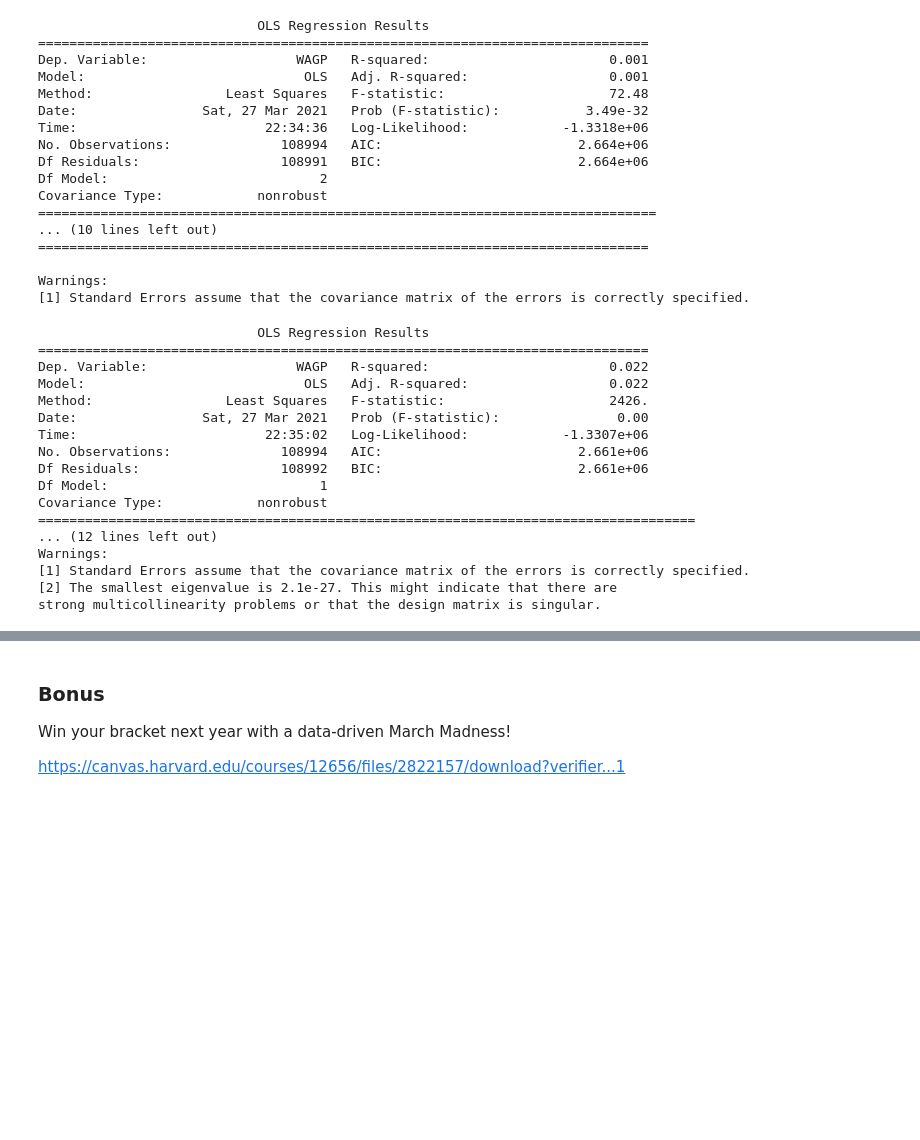
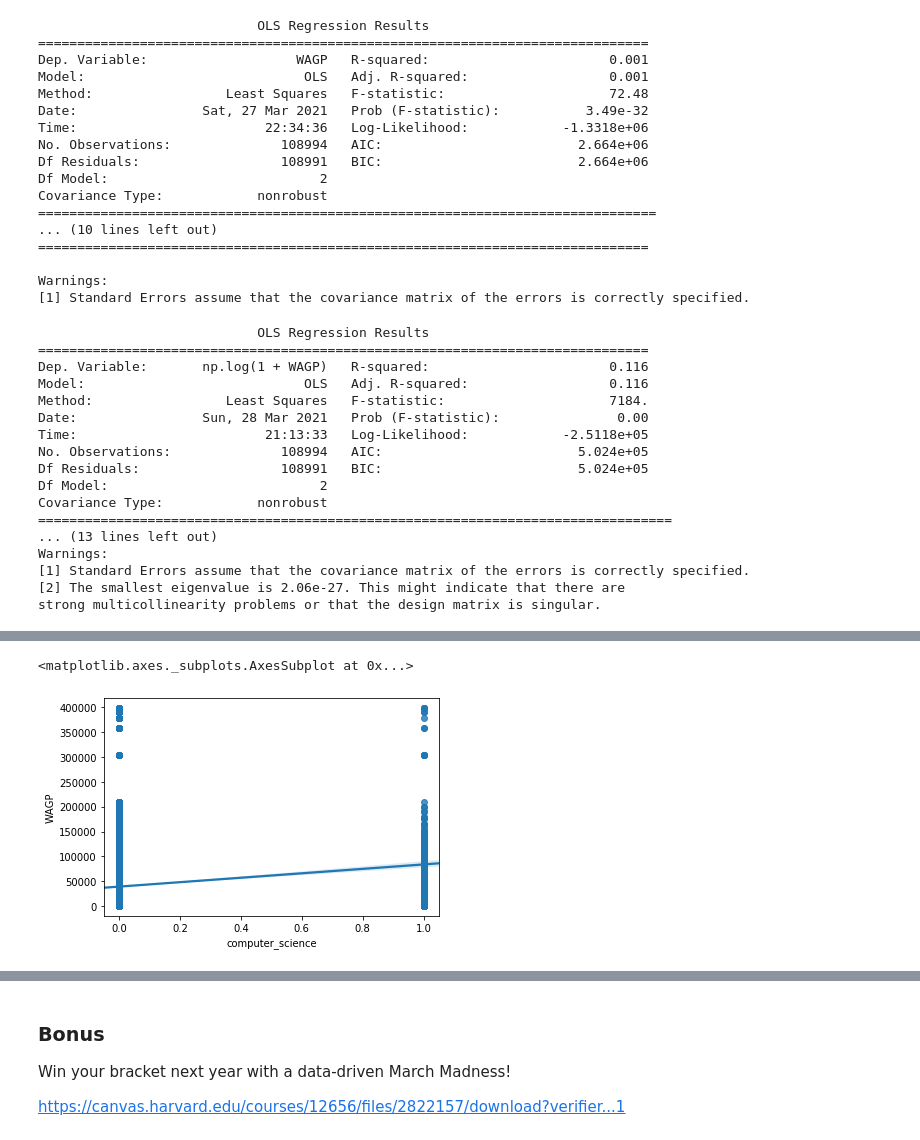
Before and after one commit to abs8090/ce599, a Jupyter notebook: 14-Regression 1/Regression 1.ipynb, the cells around one changed output, grey strips where cells are left out. Saved outputs shown, nothing was run; the diff lists cells and outputs as text; code cells hidden in the pictures; blank space fills up the shorter version.

```diff
--- a/14-Regression 1/Regression 1.ipynb
+++ b/14-Regression 1/Regression 1.ipynb
@@ -660,27 +660,26 @@ df = df[df['WKL']==1]
 df['women'] = df['SEX'].apply(lambda x : x == 2)
 df['men'] = df['SEX'].apply(lambda x : x == 1)
 # print(len(df[df['SEX'] == 2]))
-
-mod = smf.ols(formula='WAGP ~ C(women) + men', data=df)
+mod = smf.ols(formula='np.log(1 + WAGP) ~ WKHP + C(women) + men', data=df)
 res = mod.fit()
 print(res.summary())
 # %% [output]
                             OLS Regression Results
 ==============================================================================
-Dep. Variable:                   WAGP   R-squared:                       0.022
-Model:                            OLS   Adj. R-squared:                  0.022
-Method:                 Least Squares   F-statistic:                     2426.
-Date:                Sat, 27 Mar 2021   Prob (F-statistic):               0.00
-Time:                        22:35:02   Log-Likelihood:            -1.3307e+06
-No. Observations:              108994   AIC:                         2.661e+06
-Df Residuals:                  108992   BIC:                         2.661e+06
-Df Model:                           1
+Dep. Variable:       np.log(1 + WAGP)   R-squared:                       0.116
+Model:                            OLS   Adj. R-squared:                  0.116
+Method:                 Least Squares   F-statistic:                     7184.
+Date:                Sun, 28 Mar 2021   Prob (F-statistic):               0.00
+Time:                        21:13:33   Log-Likelihood:            -2.5118e+05
+No. Observations:              108994   AIC:                         5.024e+05
+Df Residuals:                  108991   BIC:                         5.024e+05
+Df Model:                           2
 Covariance Type:            nonrobust
-====================================================================================
-... (12 lines left out)
+=================================================================================
+... (13 lines left out)
 Warnings:
 [1] Standard Errors assume that the covariance matrix of the errors is correctly specified.
-[2] The smallest eigenvalue is 2.1e-27. This might indicate that there are
+[2] The smallest eigenvalue is 2.06e-27. This might indicate that there are
 strong multicollinearity problems or that the design matrix is singular.
 # %%
 df = pd.read_csv('data/psam_p21.csv')
@@ -724,6 +723,7 @@ mod = smf.ols(formula='WAGP \
 #               data=df)
 res = mod.fit()
 print(res.summary())
+sns.regplot(x="computer_science", y="WAGP", data=df)
 # %% [output]
                             OLS Regression Results
 ==============================================================================
@@ -735,13 +735,15 @@ Time:                        23:03:14   Log-Likelihood:            -1.3268e+06
 No. Observations:              108994   AIC:                         2.654e+06
 Df Residuals:                  108986   BIC:                         2.654e+06
 Df Model:                           7
 Covariance Type:            nonrobust
 ===========================================================================================================================
 ... (15 lines left out)
 ==============================================================================
 
 Warnings:
 [1] Standard Errors assume that the covariance matrix of the errors is correctly specified.
+<matplotlib.axes._subplots.AxesSubplot at 0x...>
+[figure, added]
 # %%
 df = pd.read_csv('data/psam_p21.csv')
 df = df[df['WKL']==1]
```
Also changed, not shown: parts of 3 cells of this notebook.
